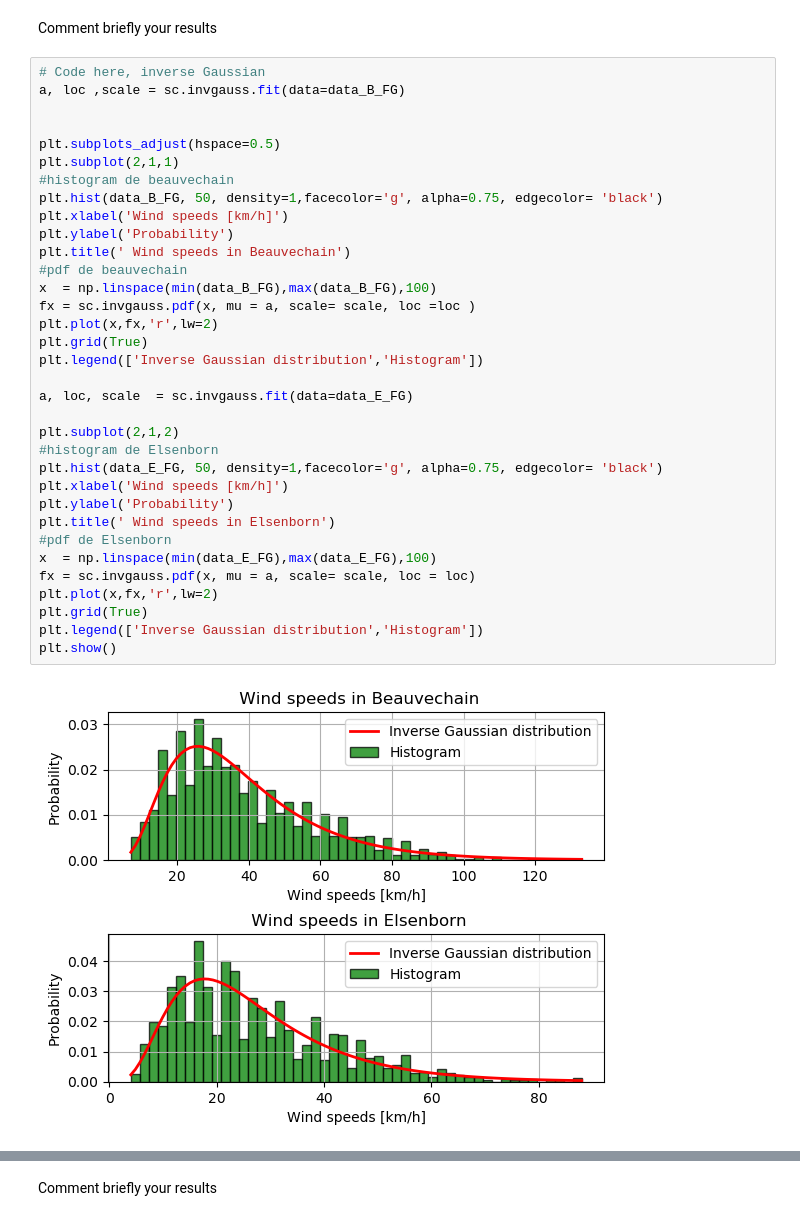
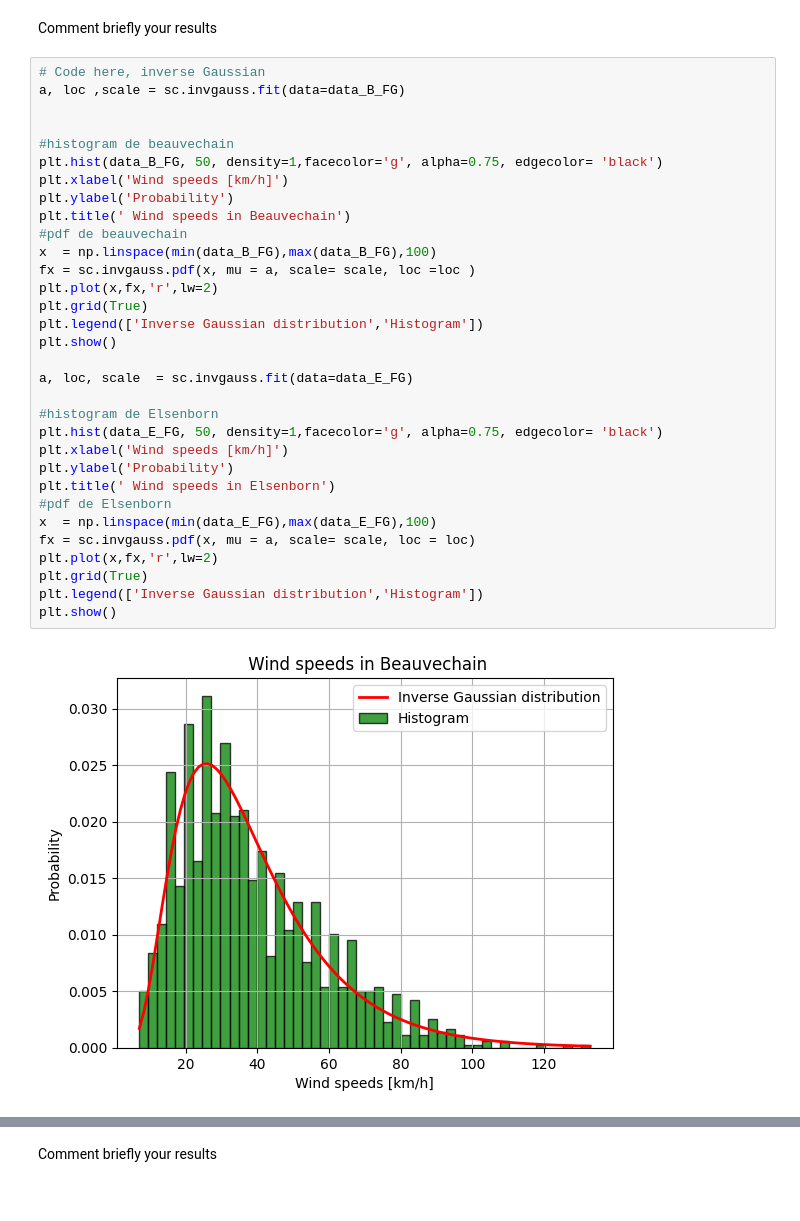
Before and after one commit to Albanedns/Hackathon, a Jupyter notebook: hackathon 1/code/hackathon.ipynb, the cells around one changed output, grey strips where cells are left out. Saved outputs shown, nothing was run; the diff lists cells and outputs as text.

```diff
--- a/hackathon 1/code/hackathon.ipynb
+++ b/hackathon 1/code/hackathon.ipynb
@@ -240,34 +240,32 @@ Comment briefly your results
 a, loc ,scale = sc.invgauss.fit(data=data_B_FG)
 
 
-plt.subplots_adjust(hspace=0.5)
-plt.subplot(2,1,1)
 #histogram de beauvechain
 plt.hist(data_B_FG, 50, density=1,facecolor='g', alpha=0.75, edgecolor= 'black')
 plt.xlabel('Wind speeds [km/h]')
 plt.ylabel('Probability')
 plt.title(' Wind speeds in Beauvechain')
 #pdf de beauvechain
 x  = np.linspace(min(data_B_FG),max(data_B_FG),100)
 fx = sc.invgauss.pdf(x, mu = a, scale= scale, loc =loc )
 plt.plot(x,fx,'r',lw=2)
 plt.grid(True)
 plt.legend(['Inverse Gaussian distribution','Histogram'])
+plt.show()
 
 a, loc, scale  = sc.invgauss.fit(data=data_E_FG)
 
-plt.subplot(2,1,2)
 #histogram de Elsenborn
 plt.hist(data_E_FG, 50, density=1,facecolor='g', alpha=0.75, edgecolor= 'black')
 plt.xlabel('Wind speeds [km/h]')
 plt.ylabel('Probability')
 plt.title(' Wind speeds in Elsenborn')
 #pdf de Elsenborn
 x  = np.linspace(min(data_E_FG),max(data_E_FG),100)
 fx = sc.invgauss.pdf(x, mu = a, scale= scale, loc = loc)
 plt.plot(x,fx,'r',lw=2)
 plt.grid(True)
 plt.legend(['Inverse Gaussian distribution','Histogram'])
 plt.show()
 # %% [output]
-[figure, old version]
+[figure, new version]
```
Also changed, not shown: parts of 2 cells of this notebook.
